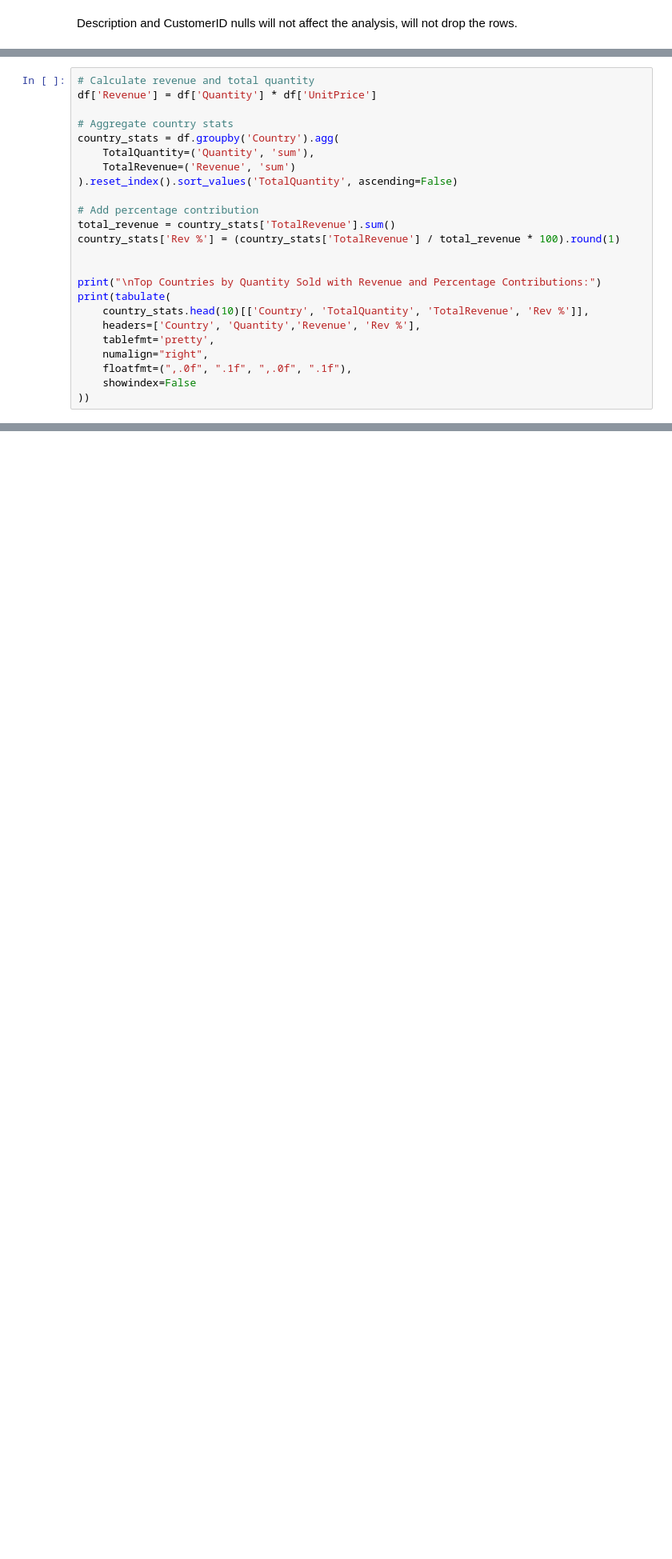
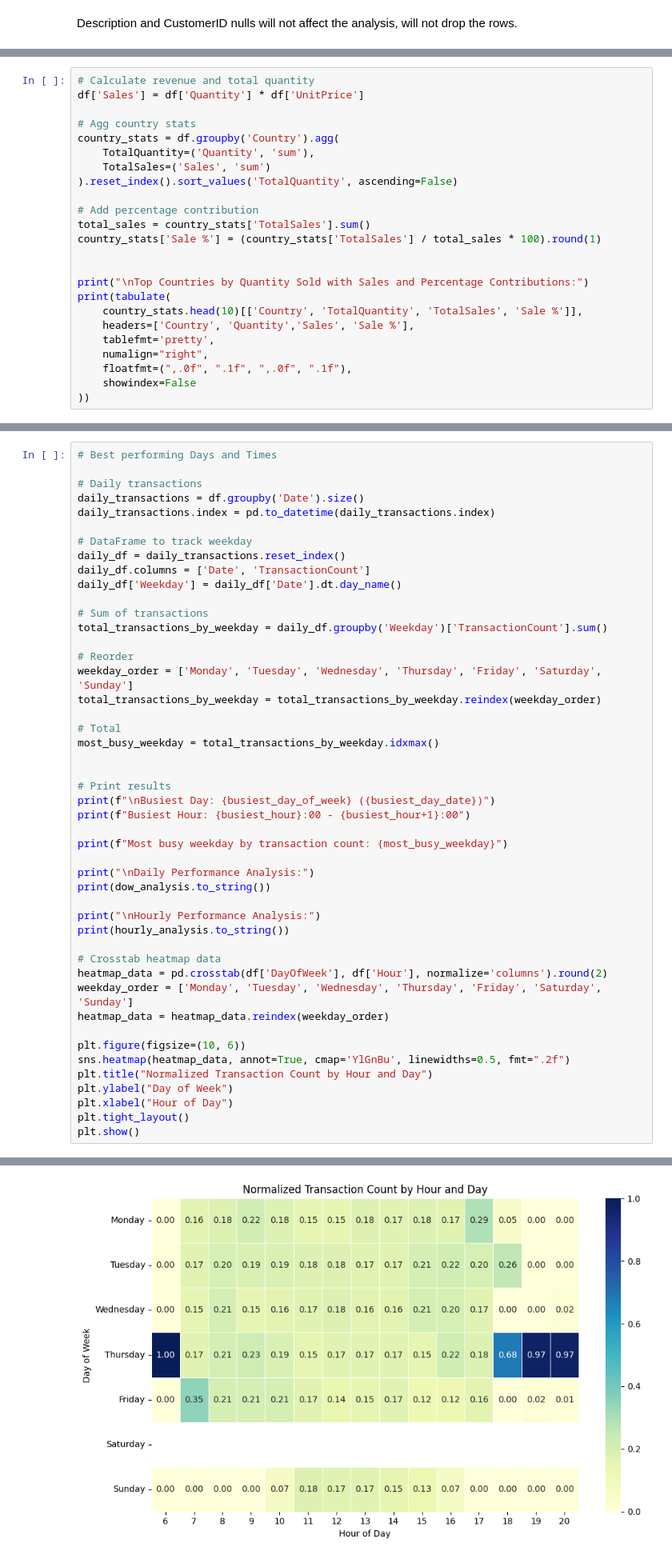
Before and after one commit to The-mimi/Copy-of-online-retail, a Jupyter notebook: Copy_of_online_retail.ipynb, the cells around one changed output, grey strips where cells are left out. Shown at 80% size. Saved outputs shown, nothing was run; the diff lists cells and outputs as text; blank space fills up the shorter version.

```diff
--- a/Copy_of_online_retail.ipynb
+++ b/Copy_of_online_retail.ipynb
@@ -279,23 +275,23 @@ List of unique countries:
 Number of unique countries in the dataset: 38
 # %%
 # Calculate revenue and total quantity
-df['Revenue'] = df['Quantity'] * df['UnitPrice']
+df['Sales'] = df['Quantity'] * df['UnitPrice']
 
-# Aggregate country stats
+# Agg country stats
 country_stats = df.groupby('Country').agg(
     TotalQuantity=('Quantity', 'sum'),
-    TotalRevenue=('Revenue', 'sum')
+    TotalSales=('Sales', 'sum')
 ).reset_index().sort_values('TotalQuantity', ascending=False)
 
 # Add percentage contribution
-total_revenue = country_stats['TotalRevenue'].sum()
-country_stats['Rev %'] = (country_stats['TotalRevenue'] / total_revenue * 100).round(1)
+total_sales = country_stats['TotalSales'].sum()
+country_stats['Sale %'] = (country_stats['TotalSales'] / total_sales * 100).round(1)
 
 
-print("\nTop Countries by Quantity Sold with Revenue and Percentage Contributions:")
+print("\nTop Countries by Quantity Sold with Sales and Percentage Contributions:")
 print(tabulate(
-    country_stats.head(10)[['Country', 'TotalQuantity', 'TotalRevenue', 'Rev %']],
-    headers=['Country', 'Quantity','Revenue', 'Rev %'],
+    country_stats.head(10)[['Country', 'TotalQuantity', 'TotalSales', 'Sale %']],
+    headers=['Country', 'Quantity','Sales', 'Sale %'],
     tablefmt='pretty',
     numalign="right",
     floatfmt=(",.0f", ".1f", ",.0f", ".1f"),
@@ -442,0 +380,48 @@ Wednesday  0.17  0.00  0.00  0.02
+# %%
+# Best performing Days and Times
+
+# Daily transactions
+daily_transactions = df.groupby('Date').size()
+daily_transactions.index = pd.to_datetime(daily_transactions.index)
+
+# DataFrame to track weekday
+daily_df = daily_transactions.reset_index()
+daily_df.columns = ['Date', 'TransactionCount']
+daily_df['Weekday'] = daily_df['Date'].dt.day_name()
+
+# Sum of transactions
+total_transactions_by_weekday = daily_df.groupby('Weekday')['TransactionCount'].sum()
+
+# Reorder
+weekday_order = ['Monday', 'Tuesday', 'Wednesday', 'Thursday', 'Friday', 'Saturday', 'Sunday']
+total_transactions_by_weekday = total_transactions_by_weekday.reindex(weekday_order)
+
+# Total
+most_busy_weekday = total_transactions_by_weekday.idxmax()
+
+
+# Print results
+print(f"\nBusiest Day: {busiest_day_of_week} ({busiest_day_date})")
+print(f"Busiest Hour: {busiest_hour}:00 - {busiest_hour+1}:00")
+
+print(f"Most busy weekday by transaction count: {most_busy_weekday}")
+
+print("\nDaily Performance Analysis:")
+print(dow_analysis.to_string())
+
+print("\nHourly Performance Analysis:")
+print(hourly_analysis.to_string())
+
+# Crosstab heatmap data
+heatmap_data = pd.crosstab(df['DayOfWeek'], df['Hour'], normalize='columns').round(2)
+weekday_order = ['Monday', 'Tuesday', 'Wednesday', 'Thursday', 'Friday', 'Saturday', 'Sunday']
+heatmap_data = heatmap_data.reindex(weekday_order)
+
+plt.figure(figsize=(10, 6))
+sns.heatmap(heatmap_data, annot=True, cmap='YlGnBu', linewidths=0.5, fmt=".2f")
+plt.title("Normalized Transaction Count by Hour and Day")
+plt.ylabel("Day of Week")
+plt.xlabel("Hour of Day")
+plt.tight_layout()
+plt.show()
+# %% [output]
@@ -443 +445,2 @@ Wednesday  0.17  0.00  0.00  0.02
+[figure, added]
 # %%
```
Also changed, not shown: parts of 13 cells of this notebook.
